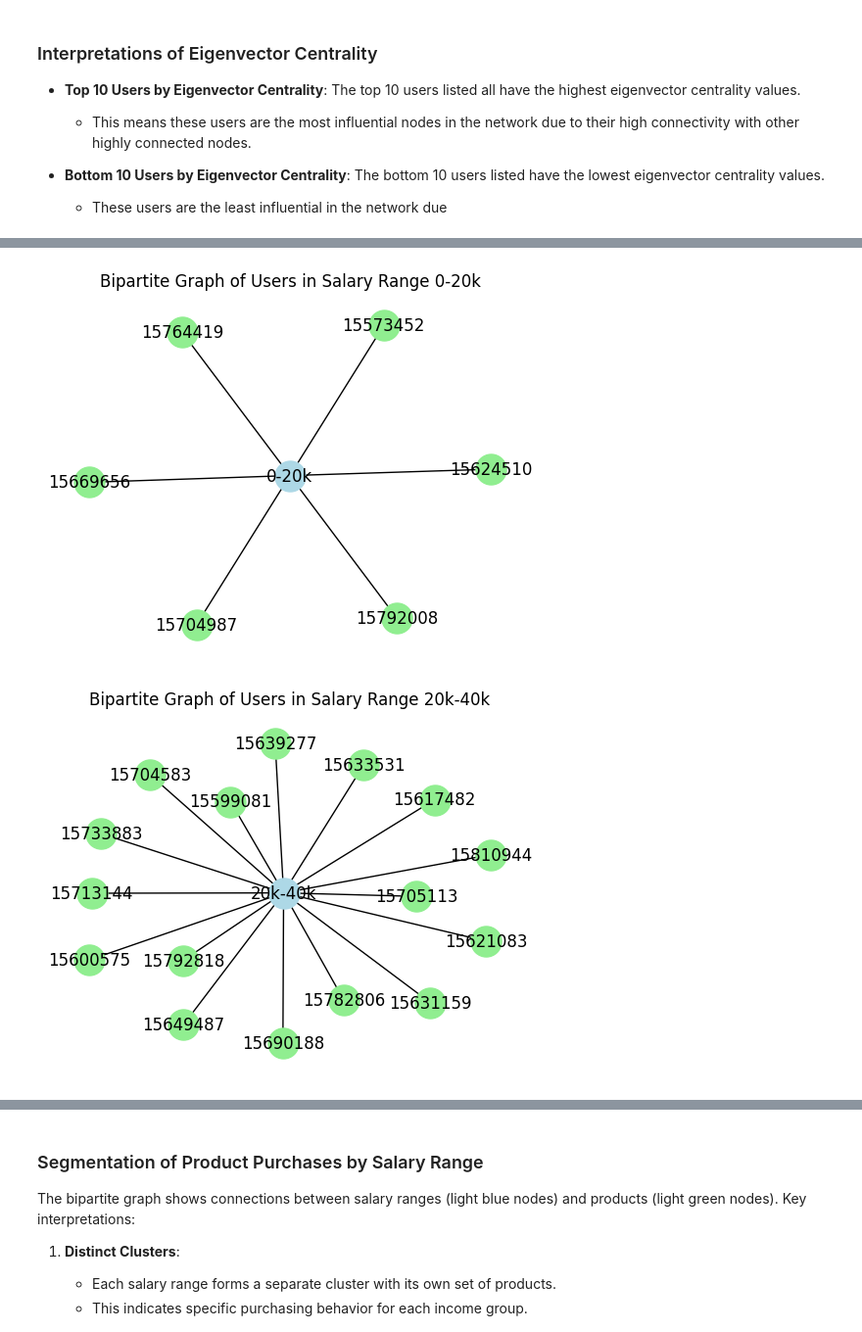
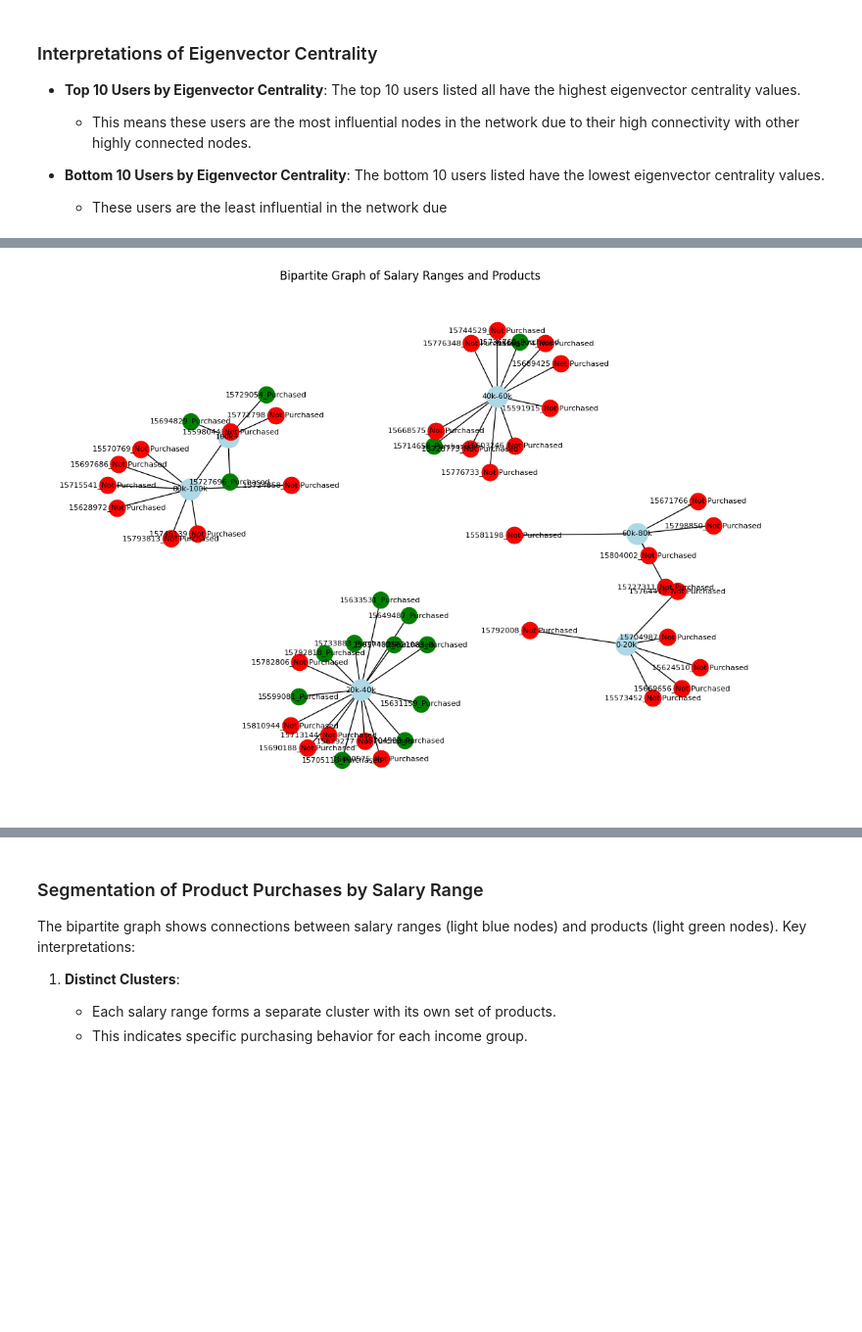
Before and after one commit to hbedros/centrality-measures, a Jupyter notebook: Social_Network_Ads_Main_Analysis.ipynb, the cells around one changed output, grey strips where cells are left out. Shown at 98% size. Cells and saved outputs as stored; diff of their text form; code cells hidden in the pictures; blank space fills up the shorter version.

Commit message:
purchased column combined with users node

```diff
--- a/Social_Network_Ads_Main_Analysis.ipynb
+++ b/Social_Network_Ads_Main_Analysis.ipynb
@@ -262,64 +271,60 @@ salary_ranges = {
     '40k-60k': (40000, 60000),
     '60k-80k': (60000, 80000),
     '80k-100k': (80000, 100000),
     '100k+': (100000, float('inf'))
 }
 
 # Function to get salary range
 def get_salary_range(salary, salary_ranges):
     for range_name, (low, high) in salary_ranges.items():
         if low <= salary < high:
             return range_name
     return None
 
-# Function to create and plot graph for a specific salary range
-def plot_salary_range_graph(data, salary_range_name, salary_range):
-    # Filter data for the specific salary range
-    salary_range_data = data[(data['EstimatedSalary'] >= salary_range[0]) & (data['EstimatedSalary'] < salary_range[1])]
+# Bipartite graph for salary ranges and products
+def plot_salary_range_product_graph(data, salary_ranges):
+    g5 = nx.Graph()
 
-    if salary_range_data.empty:
-        print(f"No data available for salary range {salary_range_name}")
-        return
+    # Add salary range nodes
+    for salary_range_name in salary_ranges.keys():
+        g5.add_node(salary_range_name, type='salary_range')
 
-    # Create bipartite graph
-    g4 = nx.Graph()
+    # Add user nodes and connect them to salary ranges
+    for index, row in data.iterrows():
+        user_node = f"{row['User ID']}_{'Purchased' if row['Purchased'] == 1 else 'Not Purchased'}"
+        salary_range_name = get_salary_range(row['EstimatedSalary'], salary_ranges)
+        if salary_range_name:
+            g5.add_node(user_node, type='user', gender=row['Gender'], age=row['Age'], salary=row['EstimatedSalary'], purchased=row['Purchased'])
+            g5.add_edge(salary_range_name, user_node)
 
-    # Add salary range node
-    g4.add_node(salary_range_name, type='salary_range')
+    plt.figure(figsize=(14, 10))
+    pos = nx.spring_layout(g5, seed=42, k=0.3)
 
-    # Add user nodes with attributes and edges to salary range node
-    for index, row in salary_range_data.iterrows():
-        user_node = row['User ID']
-        g4.add_node(user_node, type='user', gender=row['Gender'], age=row['Age'], salary=row['EstimatedSalary'], purchased=row['Purchased'])
-        g4.add_edge(user_node, salary_range_name)
-
-    pos = nx.spring_layout(g4, seed=42)
-
-    # Separate nodes by type for distinct styling
-    salary_range_nodes = [node for node, node_data in g4.nodes(data=True) if node_data['type'] == 'salary_range']
-    user_nodes = [node for node, node_data in g4.nodes(data=True) if node_data['type'] == 'user']
+    # Separating the nodes by type for distinction
+    salary_range_nodes = [node for node, node_data in g5.nodes(data=True) if node_data['type'] == 'salary_range']
+    purchased_nodes = [node for node, node_data in g5.nodes(data=True) if 'Purchased' in node]
+    not_purchased_nodes = [node for node, node_data in g5.nodes(data=True) if 'Not Purchased' in node]
 
     # Draw the nodes
-    nx.draw_networkx_nodes(g4, pos, nodelist=salary_range_nodes, node_color='lightblue', node_size=500, label='Salary Range')
-    nx.draw_networkx_nodes(g4, pos, nodelist=user_nodes, node_color='lightgreen', node_size=500, label='Users')
+    nx.draw_networkx_nodes(g5, pos, nodelist=salary_range_nodes, node_color='lightblue', node_size=500, label='Salary Range')
+    nx.draw_networkx_nodes(g5, pos, nodelist=purchased_nodes, node_color='green', node_size=300, label='Purchased')
+    nx.draw_networkx_nodes(g5, pos, nodelist=not_purchased_nodes, node_color='red', node_size=300, label='Not Purchased')
 
     # Draw the edges
-    nx.draw_networkx_edges(g4, pos)
+    nx.draw_networkx_edges(g5, pos)
 
     # Draw the labels
-    nx.draw_networkx_labels(g4, pos)
+    nx.draw_networkx_labels(g5, pos, font_size=8)
 
-    # Plot customization
-    plt.title(f'Bipartite Graph of Users in Salary Range {salary_range_name}')
+    # Customization
+    plt.title('Bipartite Graph of Salary Ranges and Products')
     plt.axis('off')
     plt.show()
 
-# Use a subset of the data for the graph
+# Subset of the data for the graph
 data1 = data.head(50)
 
-# Plot graphs for each salary range
-for salary_range_name, salary_range in salary_ranges.items():
-    plot_salary_range_graph(data1, salary_range_name, salary_range)
+# Plot
+plot_salary_range_product_graph(data1, salary_ranges)
 # %% [output]
-[figure, old version]
+[figure, new version]
-[figure, removed]
```
Also changed, not shown: parts of 11 cells of this notebook.
